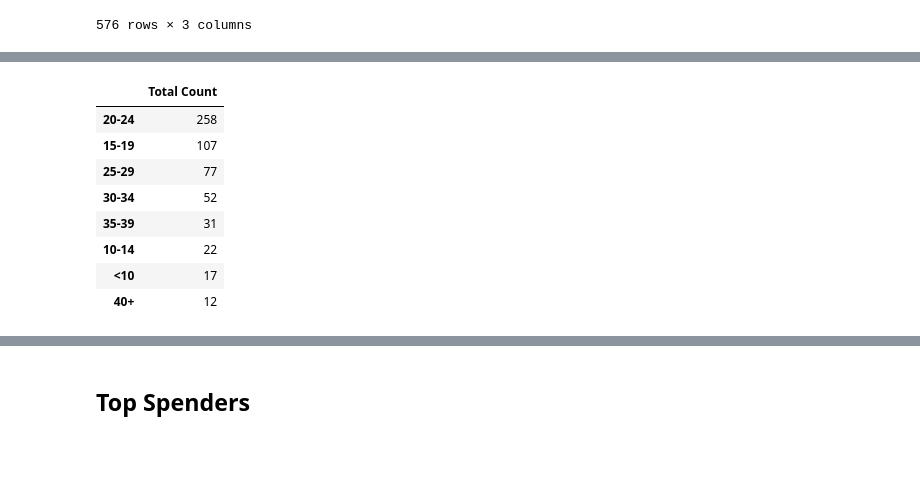
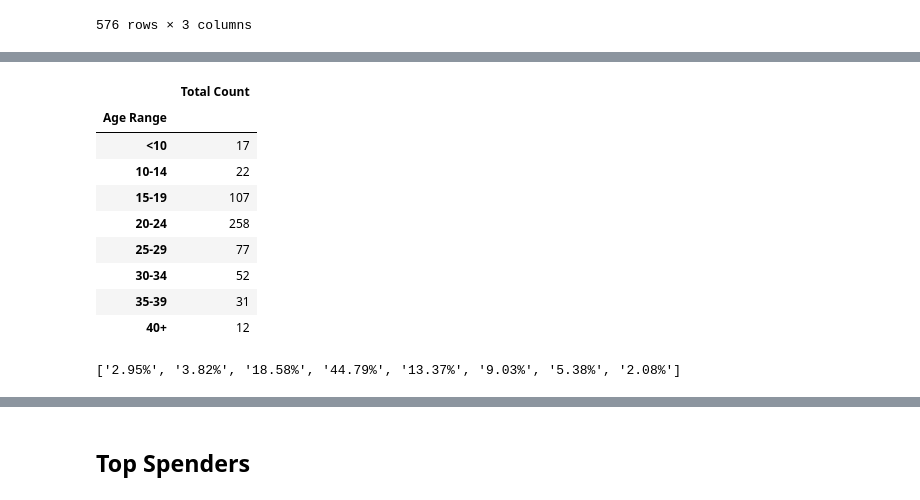
Before and after one commit to chrispope12391/Pandas-Challenge, a Jupyter notebook: HeroesOfPymoli/02-Homework_04-Pandas_Instructions_HeroesOfPymoli_HeroesOfPymoli_starter (1).ipynb, the cells around one changed output, grey strips where cells are left out. Cells and saved outputs as stored; diff of their text form; code cells hidden in the pictures; blank space fills up the shorter version.

```diff
--- a/HeroesOfPymoli/02-Homework_04-Pandas_Instructions_HeroesOfPymoli_HeroesOfPymoli_starter (1).ipynb
+++ b/HeroesOfPymoli/02-Homework_04-Pandas_Instructions_HeroesOfPymoli_HeroesOfPymoli_starter (1).ipynb
@@ -274,4 +272,4 @@ gender_purchase_analysis
 * Display Age Demographics Table
 # %%
 bins = [0, 9.9, 14.9, 19.9, 24.9, 29.9, 34.9,39.9, 100]
-age_range =["<10", "10-14", "15-19", "20-24", "25-29", "30-34", "35-39", "40 >"]
+age_range =["<10", "10-14", "15-19", "20-24", "25-29", "30-34", "35-39", "40+"]
@@ -402,0 +345,3 @@ Name: Total Count, dtype: int64
+# %%
+new_index_data = sort_age_data.reset_index(drop=True)
+new_index_data
@@ -402,0 +362,4 @@ Name: Total Count, dtype: int64
+# %%
+age_analysis = new_index_data.groupby('Age Range')
+age_purchase_analysis = age_analysis.count()
+age_purchase_analysis
@@ -403,15 +377,14 @@ Name: Total Count, dtype: int64
 # %%
-age_purchase_analysis = pd.DataFrame(age_count)
-age_purchase_analysis = age_purchase_analysis.rename(
-    columns={"Age Count": "Total Count"})
+age_purchase_analysis = age_purchase_analysis.rename(columns ={"Age" : "Total Count"})
 age_purchase_analysis
 # %% [output]
 |  | Total Count |
+| Age Range |  |
+| <10 | 17 |
+| 10-14 | 22 |
+| 15-19 | 107 |
 | 20-24 | 258 |
-| 15-19 | 107 |
 | 25-29 | 77 |
 | 30-34 | 52 |
 | 35-39 | 31 |
-| 10-14 | 22 |
-| <10 | 17 |
 | 40+ | 12 |
@@ -417,0 +401,12 @@ age_purchase_analysis
+# %%
+percentage_of_players = [("{:,.2%}".format(under_ten/total_players)),
+                         ("{:,.2%}".format(ten_to_fourteen/total_players)),
+                         ("{:,.2%}".format(fift_to_ninet/total_players)),
+                         ("{:,.2%}".format(twent_to_twentf/total_players)),
+                         ("{:,.2%}".format(twentf_to_twentn/total_players)),
+                         ("{:,.2%}".format(thirt_to_thirtf/total_players)),
+                         ("{:,.2%}".format(thirtf_to_thirtn/total_players)),
+                         ("{:,.2%}".format(plus_fort/total_players))]
+percentage_of_players
+# %% [output]
+['2.95%', '3.82%', '18.58%', '44.79%', '13.37%', '9.03%', '5.38%', '2.08%']
```
Also changed, not shown: parts of 68 cells of this notebook.
